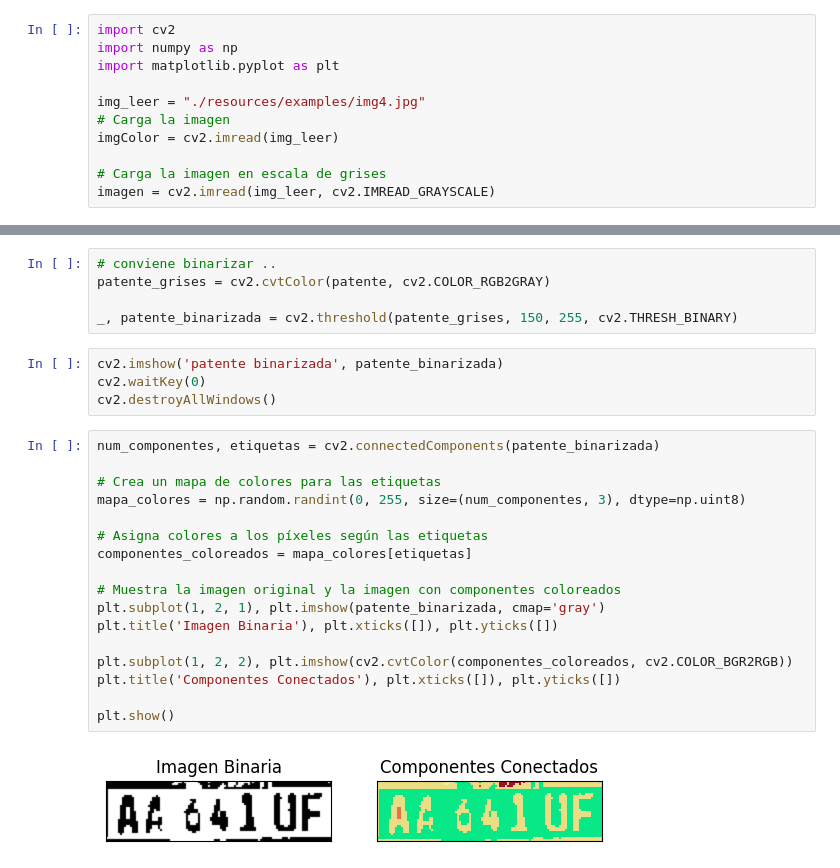
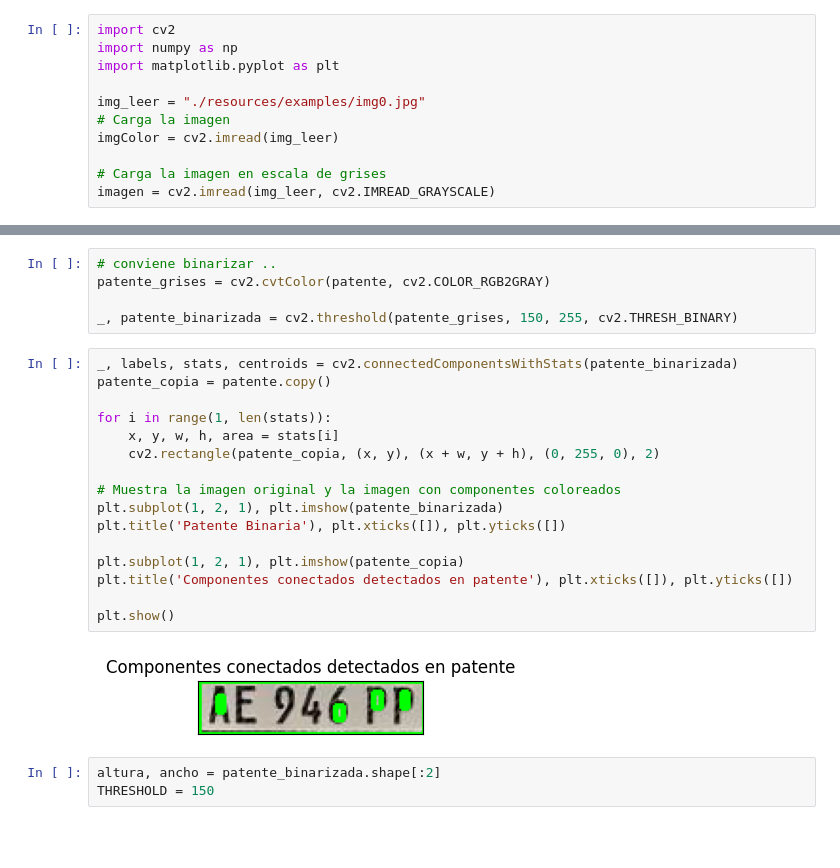
Before and after one commit to sleepydogo/plate-cv, a Jupyter notebook: Tests.ipynb, the cells around one changed output, grey strips where cells are left out. Drawn from its saved outputs; the diff is of its cells as text; blank space fills up the shorter version.

```diff
--- a/Tests.ipynb
+++ b/Tests.ipynb
@@ -5,7 +5,7 @@ import cv2
 import numpy as np
 import matplotlib.pyplot as plt
 
-img_leer = "./resources/examples/img4.jpg"
+img_leer = "./resources/examples/img0.jpg"
 # Carga la imagen
 imgColor = cv2.imread(img_leer)
 
@@ -168,26 +170,24 @@ Text(0, 0.5, 'Frecuencia')
 patente_grises = cv2.cvtColor(patente, cv2.COLOR_RGB2GRAY)
 
 _, patente_binarizada = cv2.threshold(patente_grises, 150, 255, cv2.THRESH_BINARY)
-# %%
-cv2.imshow('patente binarizada', patente_binarizada)
-cv2.waitKey(0)
-cv2.destroyAllWindows()
 # %%
-num_componentes, etiquetas = cv2.connectedComponents(patente_binarizada)
+_, labels, stats, centroids = cv2.connectedComponentsWithStats(patente_binarizada)
+patente_copia = patente.copy()
 
-# Crea un mapa de colores para las etiquetas
-mapa_colores = np.random.randint(0, 255, size=(num_componentes, 3), dtype=np.uint8)
-
-# Asigna colores a los píxeles según las etiquetas
-componentes_coloreados = mapa_colores[etiquetas]
+for i in range(1, len(stats)):
+    x, y, w, h, area = stats[i]
+    cv2.rectangle(patente_copia, (x, y), (x + w, y + h), (0, 255, 0), 2)
 
 # Muestra la imagen original y la imagen con componentes coloreados
-plt.subplot(1, 2, 1), plt.imshow(patente_binarizada, cmap='gray')
-plt.title('Imagen Binaria'), plt.xticks([]), plt.yticks([])
+plt.subplot(1, 2, 1), plt.imshow(patente_binarizada)
+plt.title('Patente Binaria'), plt.xticks([]), plt.yticks([])
 
-plt.subplot(1, 2, 2), plt.imshow(cv2.cvtColor(componentes_coloreados, cv2.COLOR_BGR2RGB))
-plt.title('Componentes Conectados'), plt.xticks([]), plt.yticks([])
+plt.subplot(1, 2, 1), plt.imshow(patente_copia)
+plt.title('Componentes conectados detectados en patente'), plt.xticks([]), plt.yticks([])
 
 plt.show()
 # %% [output]
-[figure, old version]
+[figure, new version]
+# %%
+altura, ancho = patente_binarizada.shape[:2]
+THRESHOLD = 150
```
Also changed, not shown: parts of 13 cells of this notebook.
